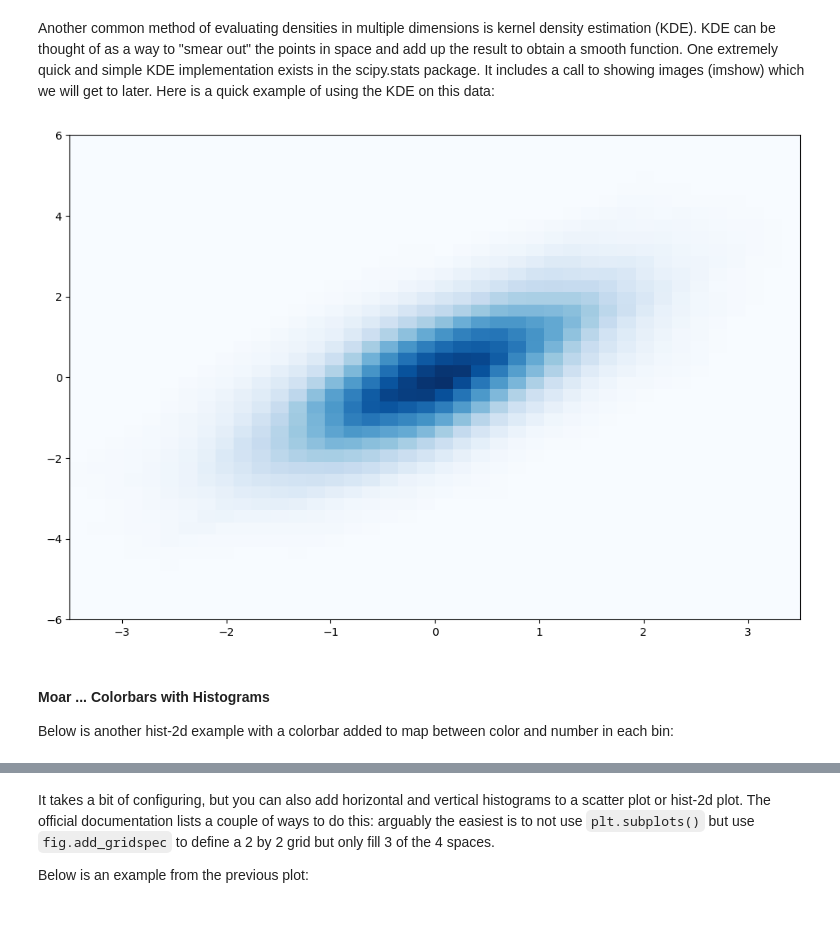
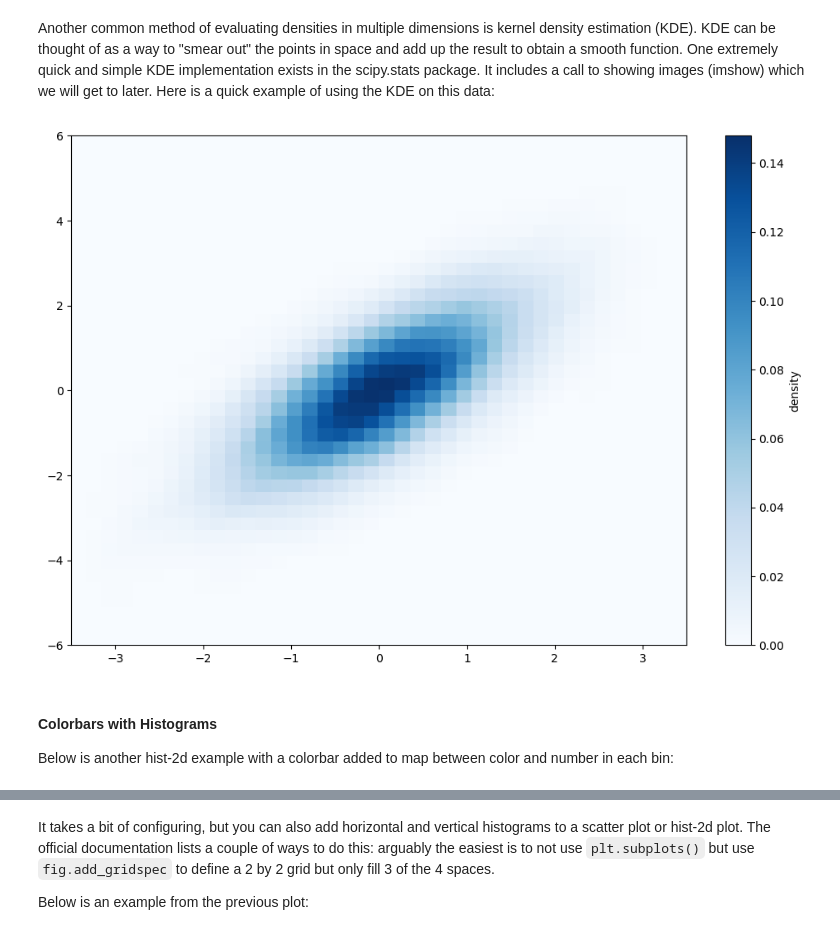
Before and after one commit to thaynecurrie/phys7903_fall2024, a Jupyter notebook: ScientificPythonNotes/Matplotlib/Python_matplotlib_part3.ipynb, the cells around one changed output, grey strips where cells are left out. Saved outputs shown, nothing was run; the diff lists cells and outputs as text; code cells hidden in the pictures.

```diff
--- a/ScientificPythonNotes/Matplotlib/Python_matplotlib_part3.ipynb
+++ b/ScientificPythonNotes/Matplotlib/Python_matplotlib_part3.ipynb
@@ -375,27 +302,27 @@ Another common method of evaluating densities in multiple dimensions is kernel d
 # %%
 from scipy.stats import gaussian_kde
 
 # fit an array of size [Ndim, Nsamples]
 data = np.vstack([x, y])
 kde = gaussian_kde(data)
 
 # evaluate on a regular grid
 xgrid = np.linspace(-3.5, 3.5, 40)
 ygrid = np.linspace(-6, 6, 40)
 Xgrid, Ygrid = np.meshgrid(xgrid, ygrid)
 Z = kde.evaluate(np.vstack([Xgrid.ravel(), Ygrid.ravel()]))
 
 # Plot the result as an image
 plt.imshow(Z.reshape(Xgrid.shape),
            origin='lower', aspect='auto',
            extent=[-3.5, 3.5, -6, 6],
            cmap='Blues');
-#cb = plt.colorbar()
-#cb.set_label("density")
+cb = plt.colorbar()
+cb.set_label("density")
 # %% [output]
-[figure, old version]
+[figure, new version]
 # %% [markdown]
-#### Moar ... Colorbars with Histograms
+#### Colorbars with Histograms
 
 Below is another hist-2d example with a colorbar added to map between color and number in each bin:
 # %%
```
Also changed, not shown: parts of 47 cells of this notebook, 6 other files.
